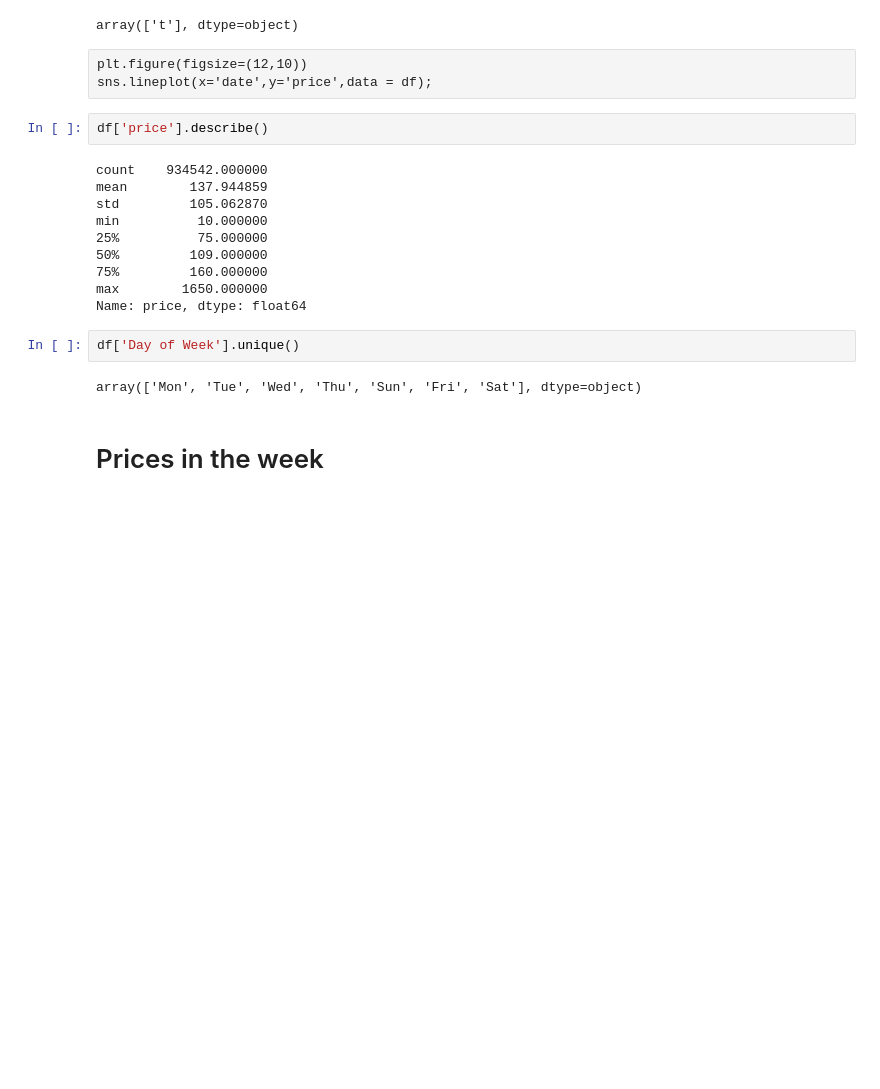
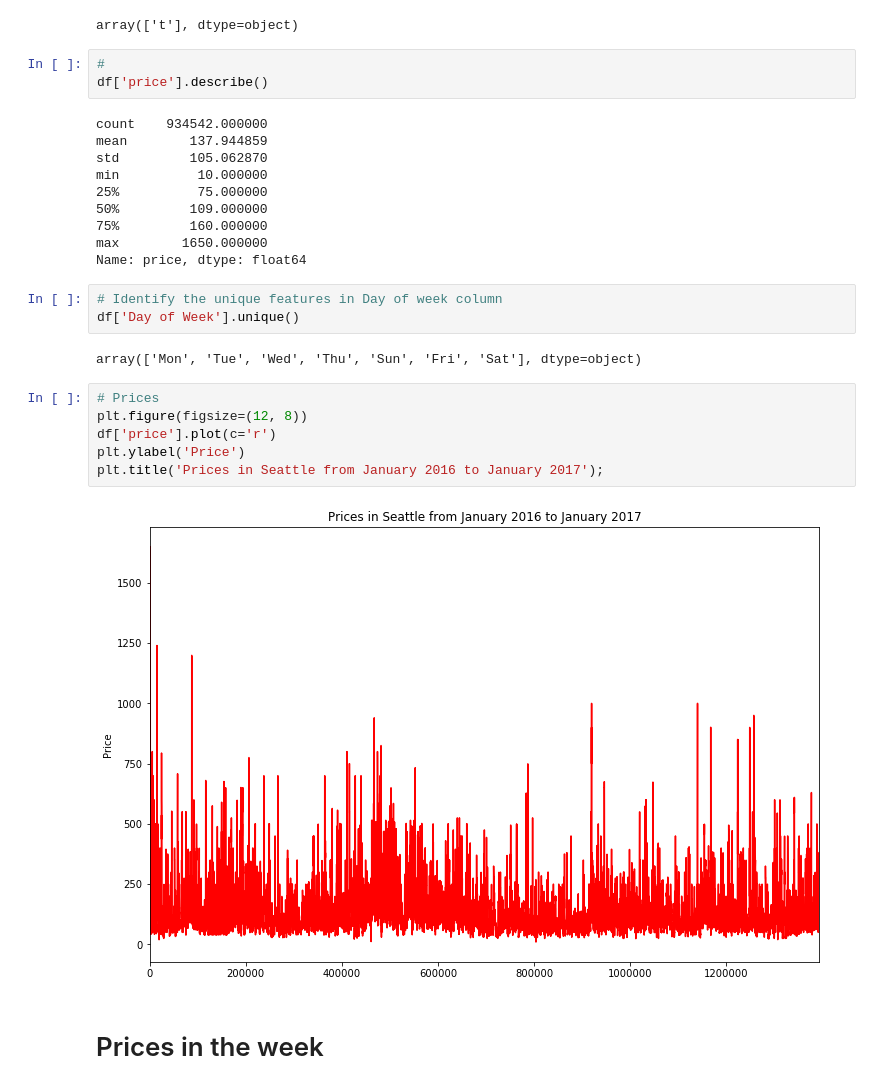
Before and after one commit to OliviaNabbosa89/DS_project1, a Jupyter notebook: Calendar_analysis.ipynb, the cells around one changed output. Cells and saved outputs as stored; diff of their text form; blank space fills up the shorter version.

```diff
--- a/Calendar_analysis.ipynb
+++ b/Calendar_analysis.ipynb
@@ -66,10 +80,8 @@ memory usage: 57.0+ MB
 df['available'].unique()
 # %% [output]
 array(['t'], dtype=object)
-# %% [raw]
-plt.figure(figsize=(12,10))
-sns.lineplot(x='date',y='price',data = df);
 # %%
+#
 df['price'].describe()
 # %% [output]
 count    934542.000000
@@ -81,9 +93,18 @@ min          10.000000
 75%         160.000000
 max        1650.000000
 Name: price, dtype: float64
-# %%
-df['Day of Week'].unique()
-# %% [output]
-array(['Mon', 'Tue', 'Wed', 'Thu', 'Sun', 'Fri', 'Sat'], dtype=object)
+# %%
+# Identify the unique features in Day of week column
+df['Day of Week'].unique()
+# %% [output]
+array(['Mon', 'Tue', 'Wed', 'Thu', 'Sun', 'Fri', 'Sat'], dtype=object)
+# %%
+# Prices
+plt.figure(figsize=(12, 8))
+df['price'].plot(c='r')
+plt.ylabel('Price')
+plt.title('Prices in Seattle from January 2016 to January 2017');
+# %% [output]
+[figure, added]
 # %% [markdown]
 # Prices in the week
```
Also changed, not shown: parts of 12 cells of this notebook, 4 other files.
